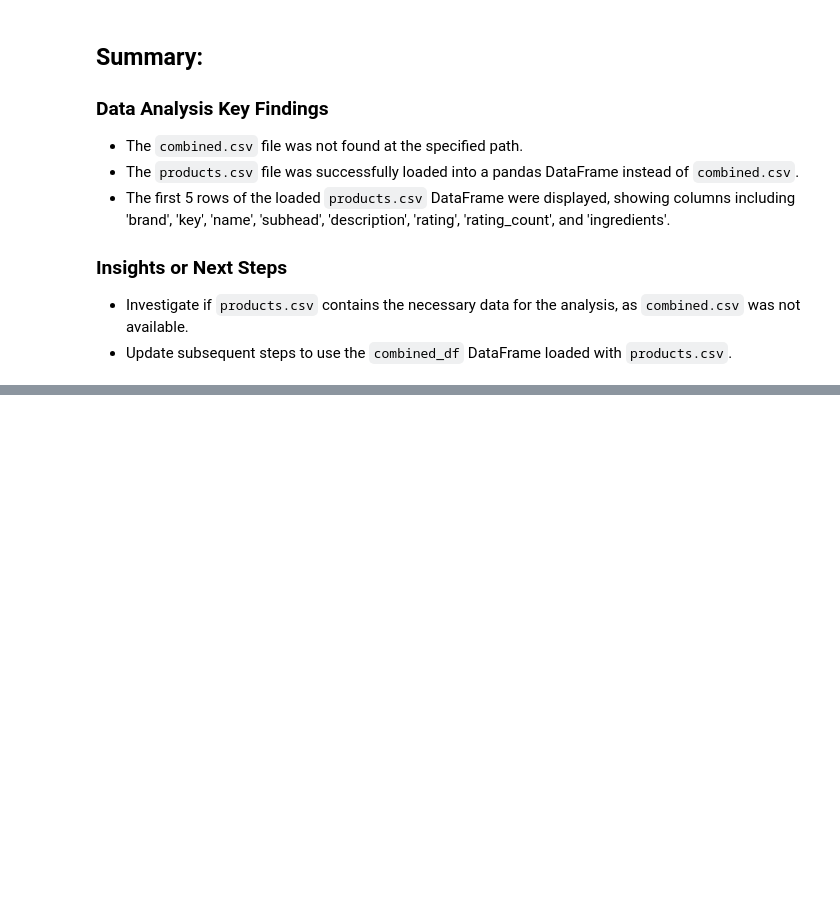
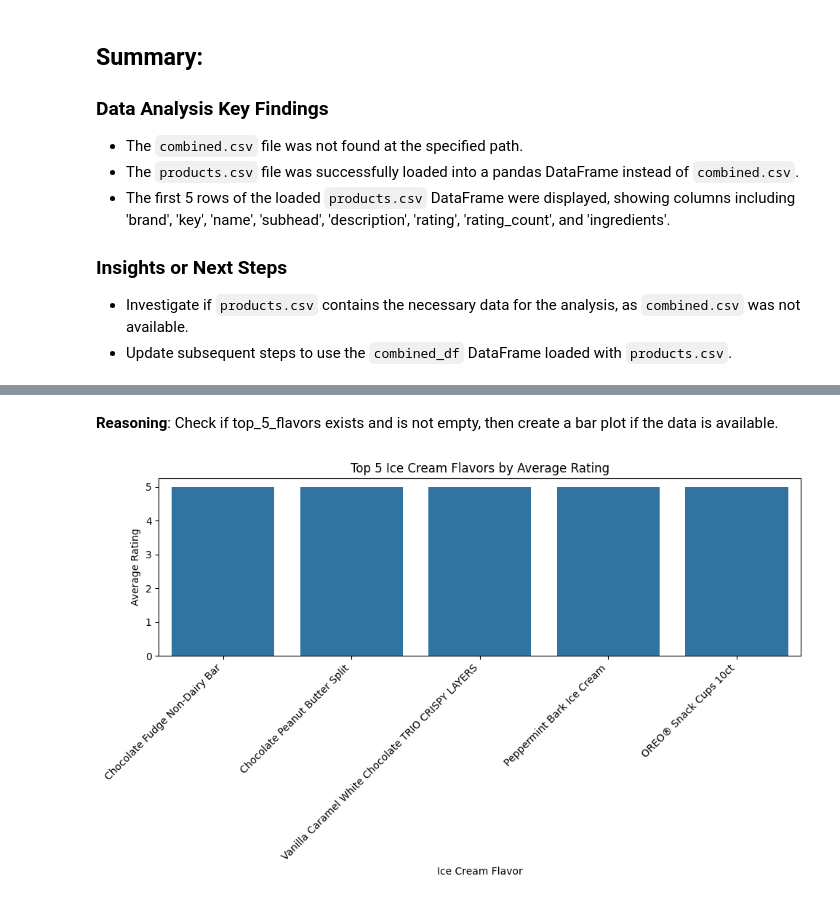
Before and after one commit to Sneha2025L/SnehaGoogleColabFiles, a Jupyter notebook: notebooks/Getting_started_with_google_colab_ai.ipynb, the cells around one changed output, grey strips where cells are left out. Drawn from its saved outputs; the diff is of its cells as text; code cells hidden in the pictures; blank space fills up the shorter version.

```diff
--- a/notebooks/Getting_started_with_google_colab_ai.ipynb
+++ b/notebooks/Getting_started_with_google_colab_ai.ipynb
@@ -270,0 +729,4 @@ display(combined_df.head())
+# %%
+# Calculate average rating per flavor
+average_ratings = products_df.groupby('name')['rating'].mean()
+display(average_ratings.head())
@@ -270,0 +742,5 @@ display(combined_df.head())
+# %%
+# Find the top 5 flavors
+sorted_average_ratings = average_ratings.sort_values(ascending=False)
+top_5_flavors = sorted_average_ratings.head(5)
+display(top_5_flavors)
@@ -270,0 +767,20 @@ display(combined_df.head())
+# %% [markdown]
+**Reasoning**:
+Check if top_5_flavors exists and is not empty, then create a bar plot if the data is available.
+# %%
+if 'top_5_flavors' not in locals() or top_5_flavors is None or top_5_flavors.empty:
+    print("Cannot generate visualization: Top 5 flavors data is not available.")
+else:
+    import matplotlib.pyplot as plt
+    import seaborn as sns
+
+    plt.figure(figsize=(10, 6))
+    sns.barplot(x=top_5_flavors.index, y=top_5_flavors.values)
+    plt.title("Top 5 Ice Cream Flavors by Average Rating")
+    plt.xlabel("Ice Cream Flavor")
+    plt.ylabel("Average Rating")
+    plt.xticks(rotation=45, ha='right')
+    plt.tight_layout()
+    plt.show()
+# %% [output]
+[figure, added]
```
Also changed, not shown: parts of 83 cells of this notebook.
